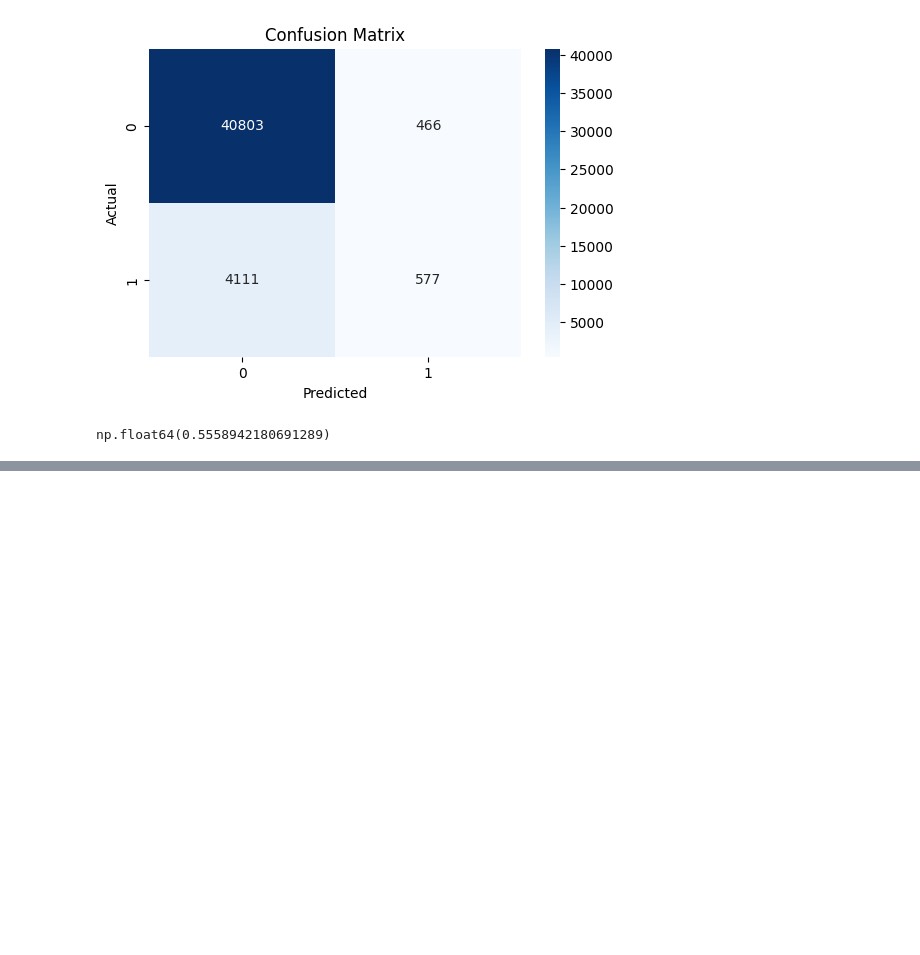
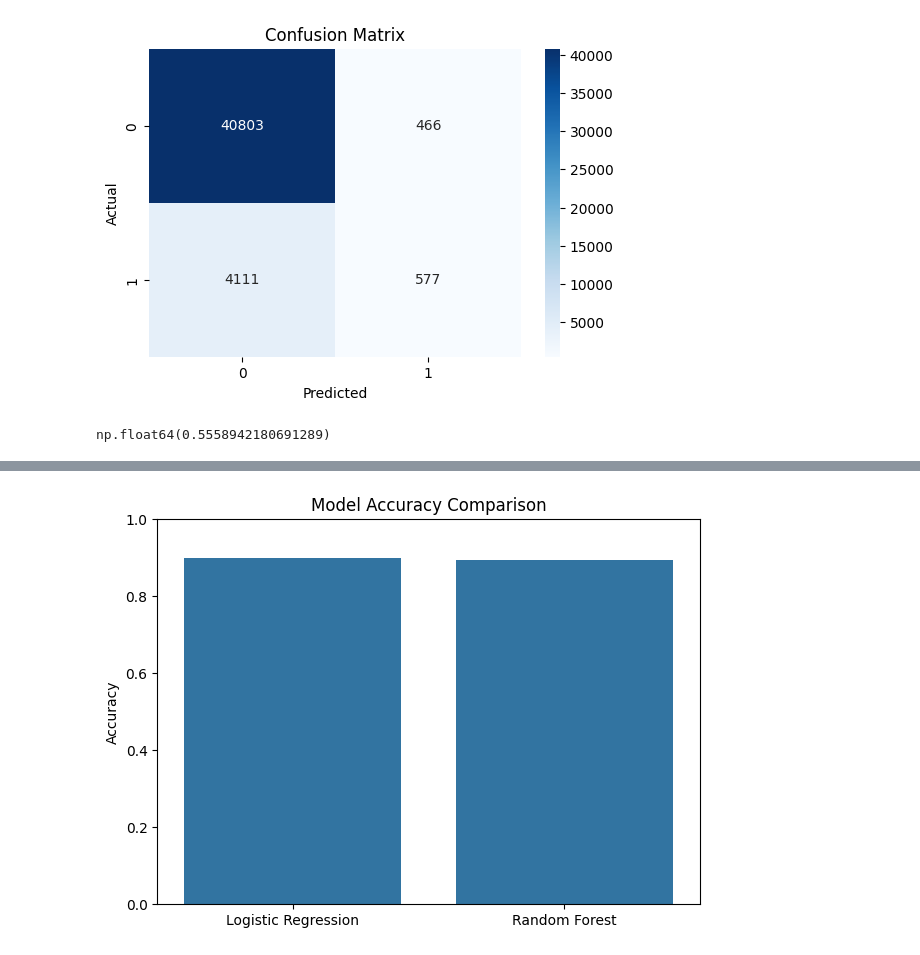
Before and after one commit to lakshmikanth72/Healthcare-Risk-Prediction-Analytics, a Jupyter notebook: healthcare_eda.ipynb, the cells around one changed output, grey strips where cells are left out. Saved outputs shown, nothing was run; the diff lists cells and outputs as text; code cells hidden in the pictures; blank space fills up the shorter version.

```diff
--- a/healthcare_eda.ipynb
+++ b/healthcare_eda.ipynb
@@ -283,0 +382,21 @@ np.float64(0.5558942180691289)
+# %%
+models = ['Logistic Regression', 'Random Forest']
+
+scores = [
+    accuracy_score(y_test, y_pred),
+    accuracy_score(y_test, rf_pred)
+]
+# %%
+plt.figure(figsize=(7,5))
+
+sns.barplot(x=models, y=scores)
+
+plt.title("Model Accuracy Comparison")
+
+plt.ylabel("Accuracy")
+
+plt.ylim(0,1)
+
+plt.show()
+# %% [output]
+[figure, added]
```
Also changed, not shown: parts of 15 cells of this notebook.
